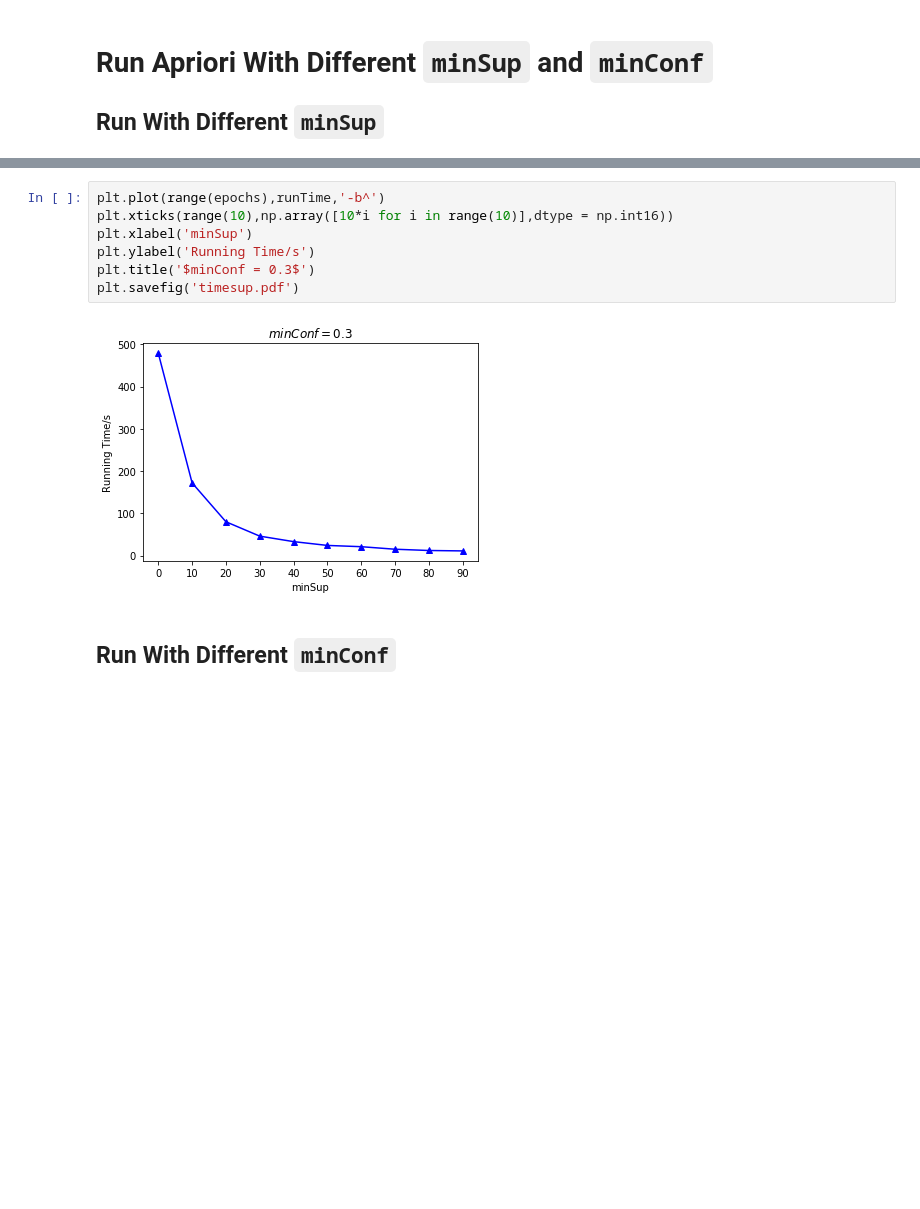
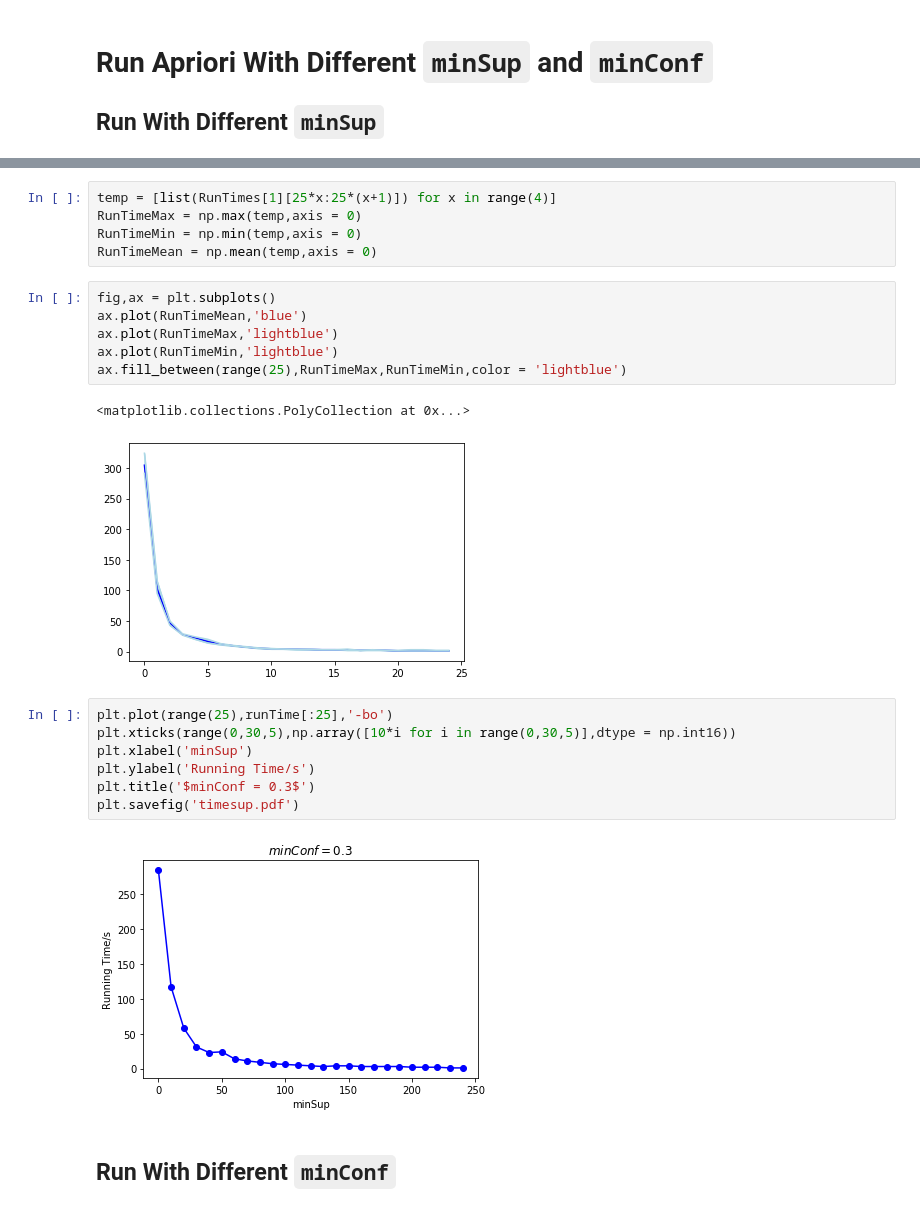
Before and after one commit to thutzr/DataMining2020Autumn, a Jupyter notebook: Apriori.ipynb, the cells around one changed output, grey strips where cells are left out. Cells and saved outputs as stored; diff of their text form; blank space fills up the shorter version.

```diff
--- a/Apriori.ipynb
+++ b/Apriori.ipynb
@@ -250,12 +257,26 @@ plt.savefig('minsup.pdf')
+# %%
+temp = [list(RunTimes[1][25*x:25*(x+1)]) for x in range(4)]
+RunTimeMax = np.max(temp,axis = 0)
+RunTimeMin = np.min(temp,axis = 0)
+RunTimeMean = np.mean(temp,axis = 0)
+# %%
+fig,ax = plt.subplots()
+ax.plot(RunTimeMean,'blue')
+ax.plot(RunTimeMax,'lightblue')
+ax.plot(RunTimeMin,'lightblue')
+ax.fill_between(range(25),RunTimeMax,RunTimeMin,color = 'lightblue')
+# %% [output]
+<matplotlib.collections.PolyCollection at 0x...>
+[figure, added]
 # %%
-plt.plot(range(epochs),runTime,'-b^')
-plt.xticks(range(10),np.array([10*i for i in range(10)],dtype = np.int16))
+plt.plot(range(25),runTime[:25],'-bo')
+plt.xticks(range(0,30,5),np.array([10*i for i in range(0,30,5)],dtype = np.int16))
 plt.xlabel('minSup')
 plt.ylabel('Running Time/s')
 plt.title('$minConf = 0.3$')
 plt.savefig('timesup.pdf')
 # %% [output]
-[figure, old version]
+[figure, new version]
 # %% [markdown]
 ## Run With Different `minConf`
 # %%
```
Also changed, not shown: parts of 4 cells of this notebook, 7 other files.
